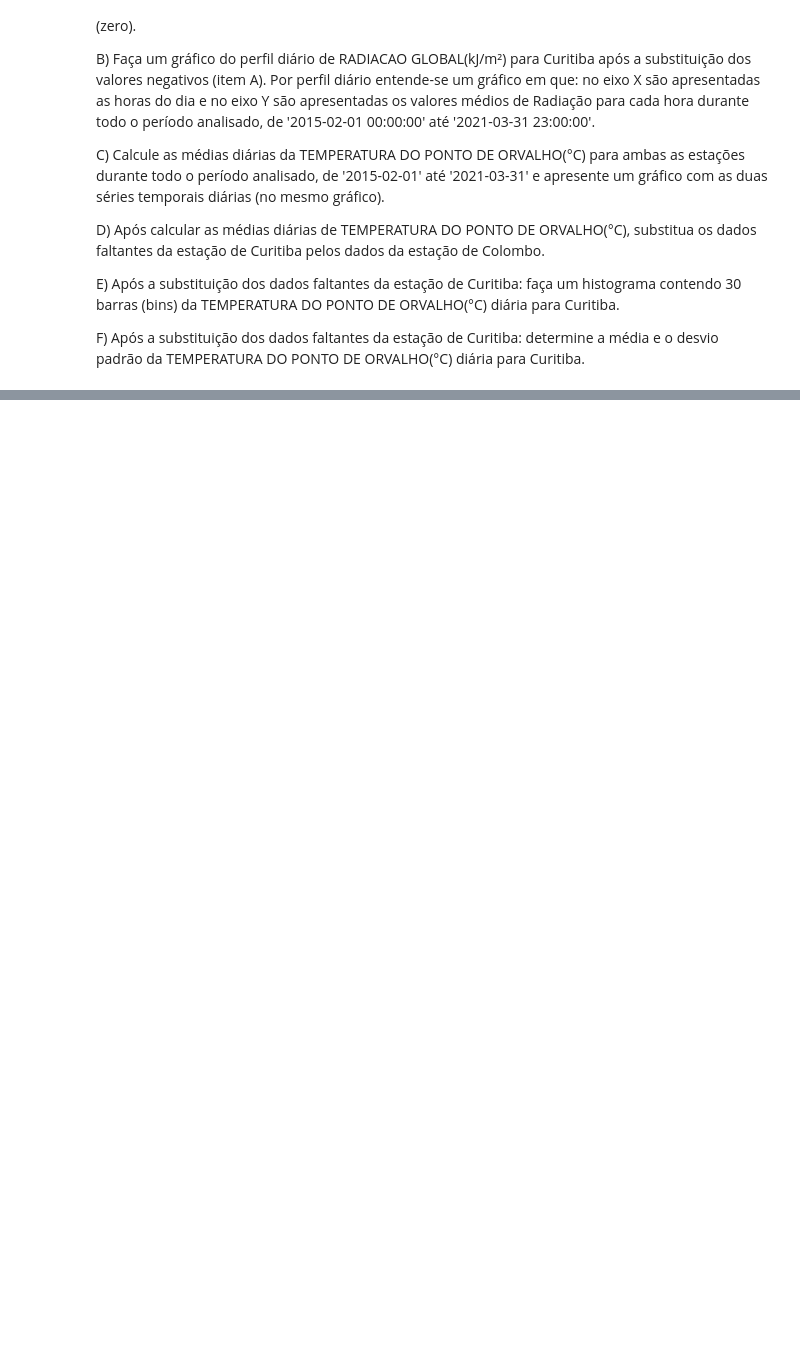
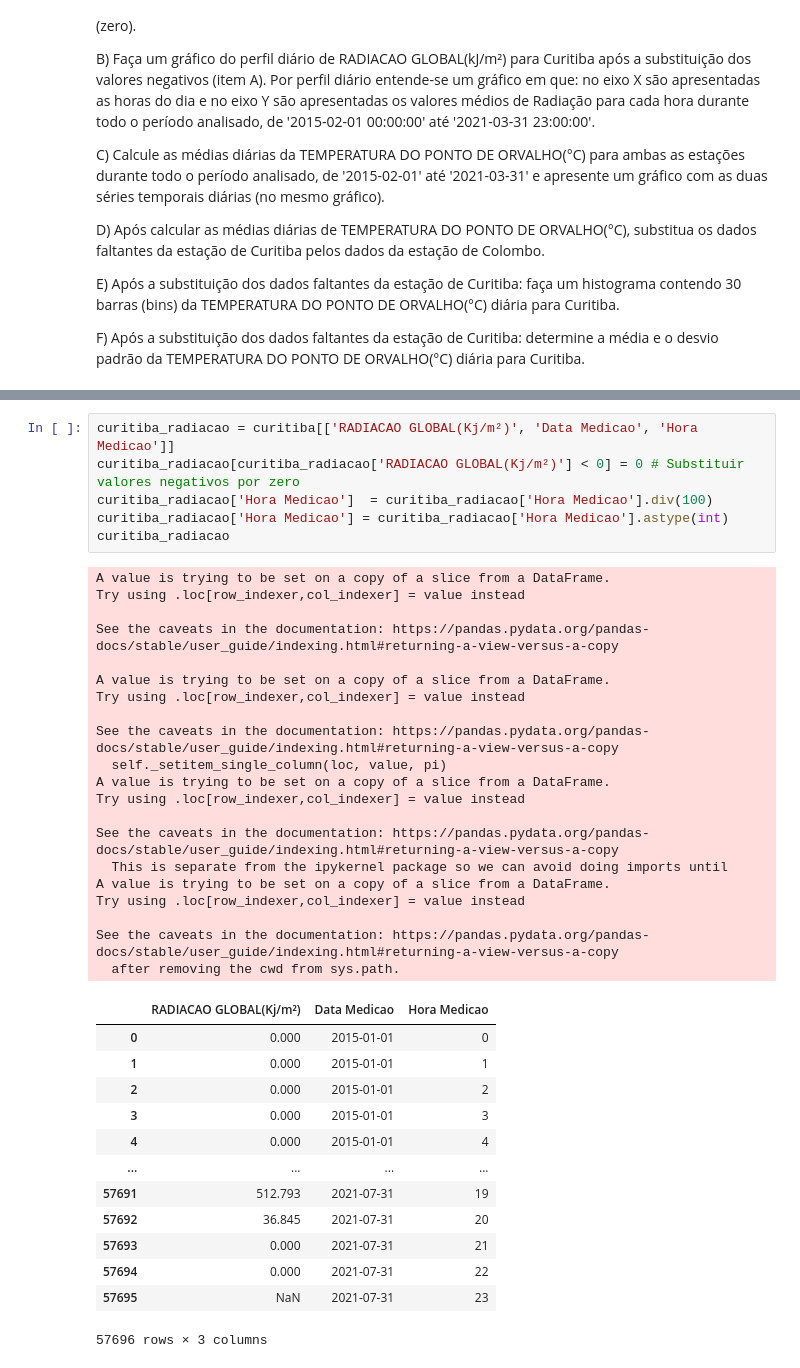
Before and after one commit to CostaNathan/doctorate, a Jupyter notebook: Prova_1.ipynb, the cells around one changed output, grey strips where cells are left out. Drawn from its saved outputs; the diff is of its cells as text; blank space fills up the shorter version.

```diff
--- a/Prova_1.ipynb
+++ b/Prova_1.ipynb
@@ -194,0 +230,40 @@ F) Após a substituição dos dados faltantes da estação de Curitiba: determin
+# %%
+curitiba_radiacao = curitiba[['RADIACAO GLOBAL(Kj/m²)', 'Data Medicao', 'Hora Medicao']]
+curitiba_radiacao[curitiba_radiacao['RADIACAO GLOBAL(Kj/m²)'] < 0] = 0 # Substituir valores negativos por zero
+curitiba_radiacao['Hora Medicao']  = curitiba_radiacao['Hora Medicao'].div(100)
+curitiba_radiacao['Hora Medicao'] = curitiba_radiacao['Hora Medicao'].astype(int)
+curitiba_radiacao
+# %% [output]
+A value is trying to be set on a copy of a slice from a DataFrame.
+Try using .loc[row_indexer,col_indexer] = value instead
+
+See the caveats in the documentation: https://pandas.pydata.org/pandas-docs/stable/user_guide/indexing.html#returning-a-view-versus-a-copy
+
+A value is trying to be set on a copy of a slice from a DataFrame.
+Try using .loc[row_indexer,col_indexer] = value instead
+
+See the caveats in the documentation: https://pandas.pydata.org/pandas-docs/stable/user_guide/indexing.html#returning-a-view-versus-a-copy
+  self._setitem_single_column(loc, value, pi)
+A value is trying to be set on a copy of a slice from a DataFrame.
+Try using .loc[row_indexer,col_indexer] = value instead
+
+See the caveats in the documentation: https://pandas.pydata.org/pandas-docs/stable/user_guide/indexing.html#returning-a-view-versus-a-copy
+  This is separate from the ipykernel package so we can avoid doing imports until
+A value is trying to be set on a copy of a slice from a DataFrame.
+Try using .loc[row_indexer,col_indexer] = value instead
+
+See the caveats in the documentation: https://pandas.pydata.org/pandas-docs/stable/user_guide/indexing.html#returning-a-view-versus-a-copy
+  after removing the cwd from sys.path.
+|  | RADIACAO GLOBAL(Kj/m²) | Data Medicao | Hora Medicao |
+| 0 | 0.000 | 2015-01-01 | 0 |
+| 1 | 0.000 | 2015-01-01 | 1 |
+| 2 | 0.000 | 2015-01-01 | 2 |
+| 3 | 0.000 | 2015-01-01 | 3 |
+| 4 | 0.000 | 2015-01-01 | 4 |
+| ... | ... | ... | ... |
+| 57691 | 512.793 | 2021-07-31 | 19 |
+| 57692 | 36.845 | 2021-07-31 | 20 |
+| 57693 | 0.000 | 2021-07-31 | 21 |
+| 57694 | 0.000 | 2021-07-31 | 22 |
+| 57695 | NaN | 2021-07-31 | 23 |
+57696 rows × 3 columns
```
Also changed, not shown: parts of 6 cells of this notebook.
